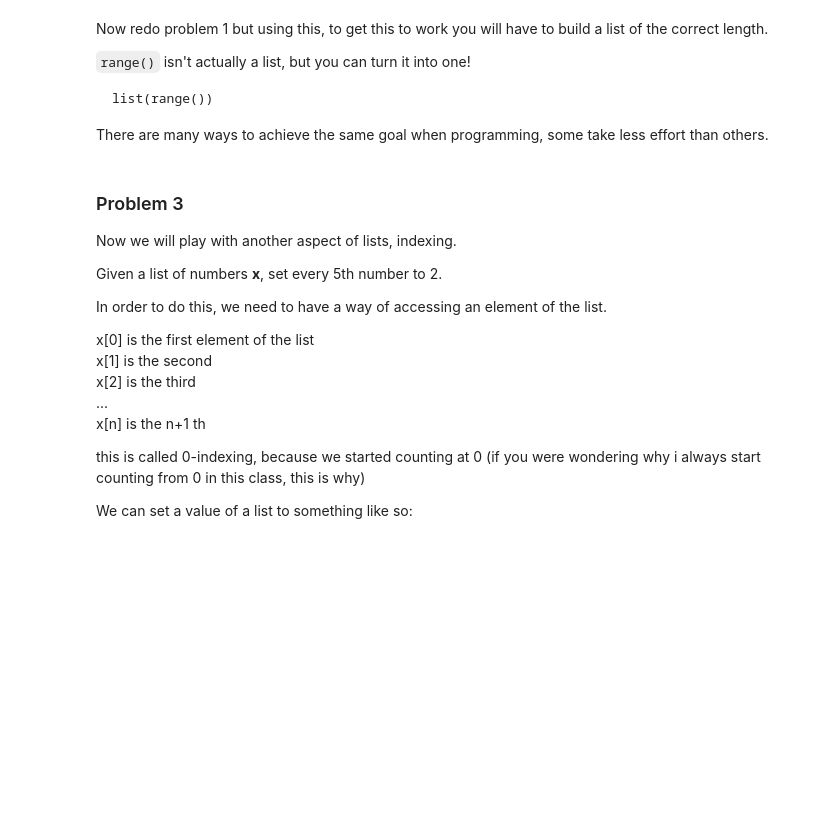
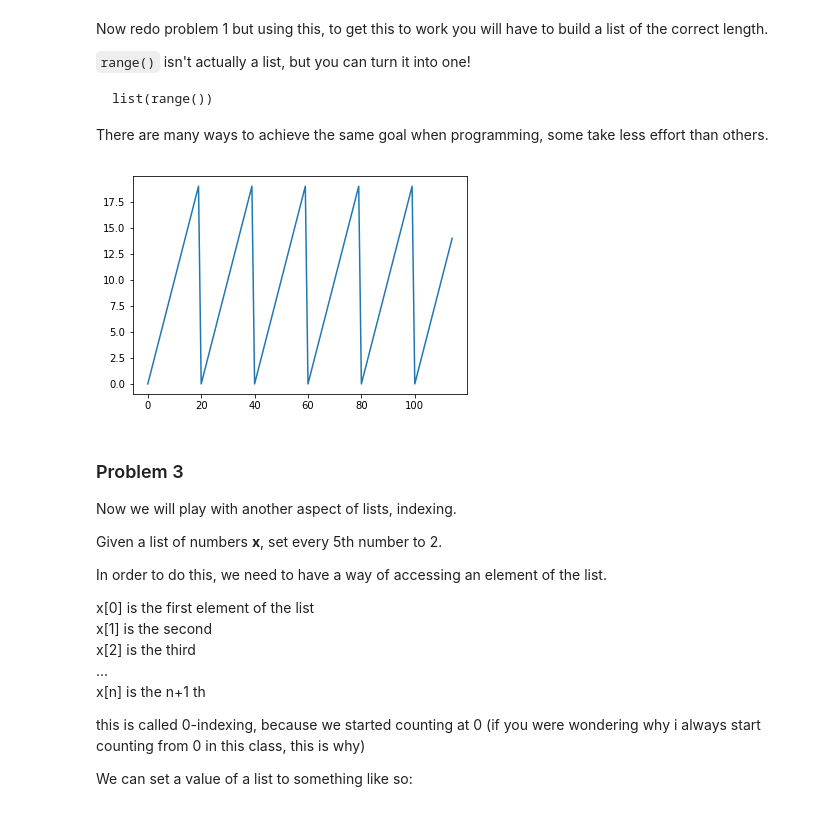
Before and after one commit to teeveeJS/Physics77Fall17, a Jupyter notebook: Workshop 3 - Practice Makes Perfect.ipynb, the cells around one changed output. Drawn from its saved outputs; the diff is of its cells as text; code cells hidden in the pictures; blank space fills up the shorter version.

```diff
--- a/Workshop 3 - Practice Makes Perfect.ipynb
+++ b/Workshop 3 - Practice Makes Perfect.ipynb
@@ -272,3 +281,20 @@ length = 100
+# %%
+n = 20
+length = 115
+
+# Your code here
+x = list(range(0, length))
+y = list(range(0,n))
+multiplier = length//20 + 1
+y = multiplier*y
+y = y[0:length]
+
+import matplotlib.pyplot as plt
+
+plt.plot(x, y)
+plt.show()
+# %% [output]
+[figure, added]
 # %% [markdown]
 ### Problem 3
 
```
Also changed, not shown: parts of 6 cells of this notebook.
